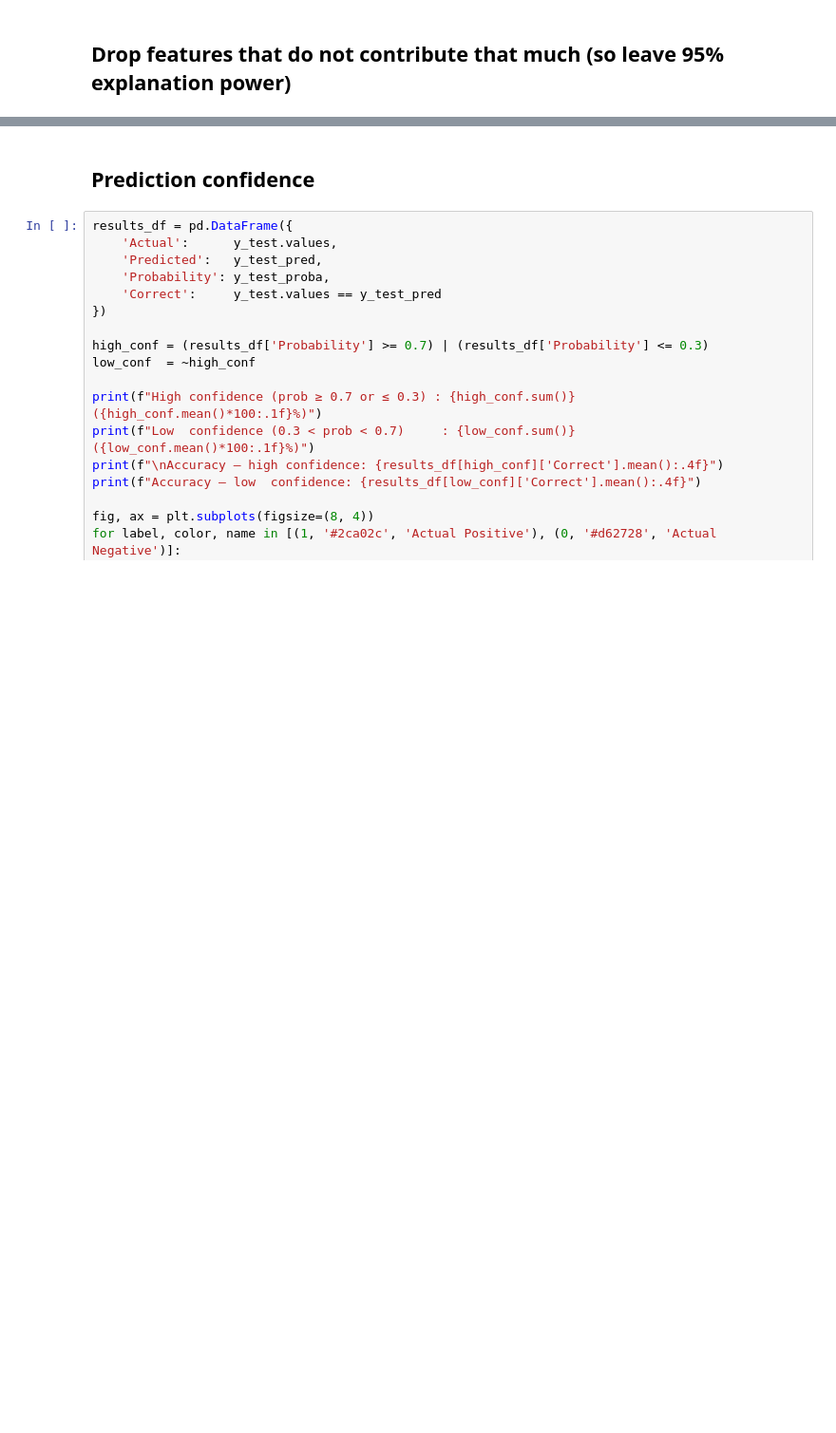
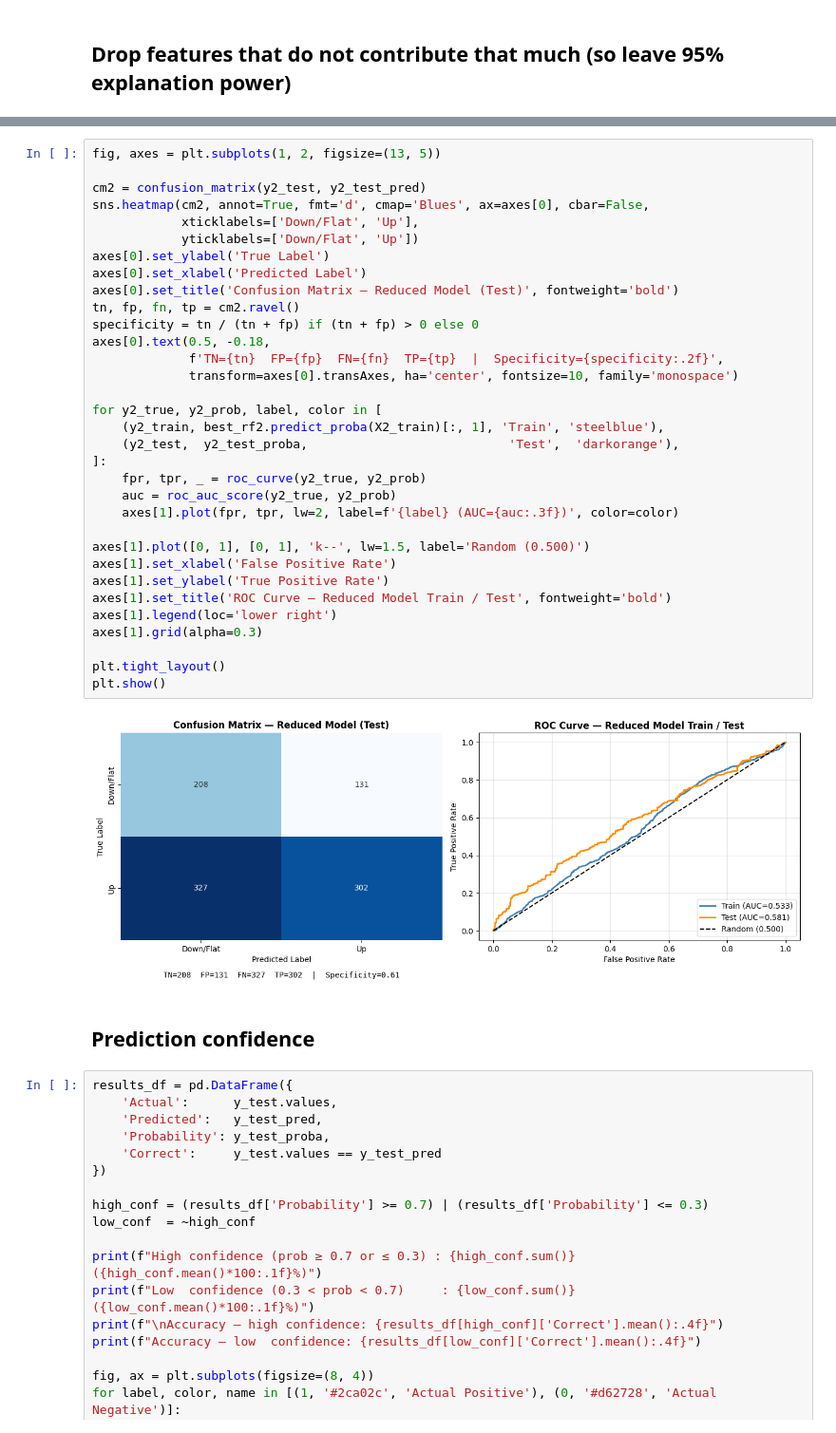
Before and after one commit to dansil2301/BasicStockPricePrediction, a Jupyter notebook: Analysis/RandomForest.ipynb, the cells around one changed output, grey strips where cells are left out. Shown at 95% size. Saved outputs shown, nothing was run; the diff lists cells and outputs as text; blank space fills up the shorter version.

Commit message:
feat: improve model explanations

```diff
--- a/Analysis/RandomForest.ipynb
+++ b/Analysis/RandomForest.ipynb
@@ -375,3 +370,38 @@ ROC-AUC               0.5934             0.5934  unchanged 0.0000
+# %%
+fig, axes = plt.subplots(1, 2, figsize=(13, 5))
+
+cm2 = confusion_matrix(y2_test, y2_test_pred)
+sns.heatmap(cm2, annot=True, fmt='d', cmap='Blues', ax=axes[0], cbar=False,
+            xticklabels=['Down/Flat', 'Up'],
+            yticklabels=['Down/Flat', 'Up'])
+axes[0].set_ylabel('True Label')
+axes[0].set_xlabel('Predicted Label')
+axes[0].set_title('Confusion Matrix — Reduced Model (Test)', fontweight='bold')
+tn, fp, fn, tp = cm2.ravel()
+specificity = tn / (tn + fp) if (tn + fp) > 0 else 0
+axes[0].text(0.5, -0.18,
+             f'TN={tn}  FP={fp}  FN={fn}  TP={tp}  |  Specificity={specificity:.2f}',
+             transform=axes[0].transAxes, ha='center', fontsize=10, family='monospace')
+
+for y2_true, y2_prob, label, color in [
+    (y2_train, best_rf2.predict_proba(X2_train)[:, 1], 'Train', 'steelblue'),
+    (y2_test,  y2_test_proba,                           'Test',  'darkorange'),
+]:
+    fpr, tpr, _ = roc_curve(y2_true, y2_prob)
+    auc = roc_auc_score(y2_true, y2_prob)
+    axes[1].plot(fpr, tpr, lw=2, label=f'{label} (AUC={auc:.3f})', color=color)
+
+axes[1].plot([0, 1], [0, 1], 'k--', lw=1.5, label='Random (0.500)')
+axes[1].set_xlabel('False Positive Rate')
+axes[1].set_ylabel('True Positive Rate')
+axes[1].set_title('ROC Curve — Reduced Model Train / Test', fontweight='bold')
+axes[1].legend(loc='lower right')
+axes[1].grid(alpha=0.3)
+
+plt.tight_layout()
+plt.show()
+# %% [output]
+[figure, added]
 # %% [markdown]
 ## Prediction confidence
 # %%
```
Also changed, not shown: parts of 13 cells of this notebook, 3 other files.
